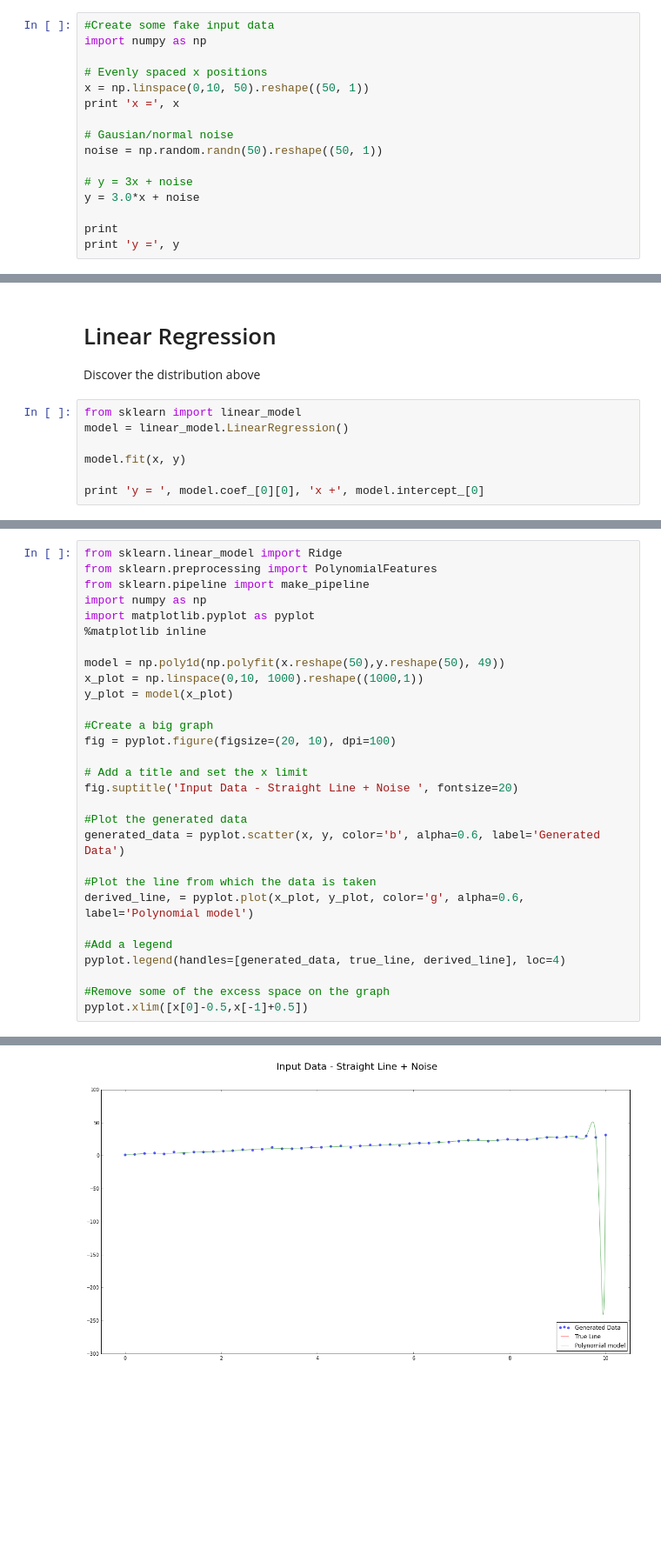
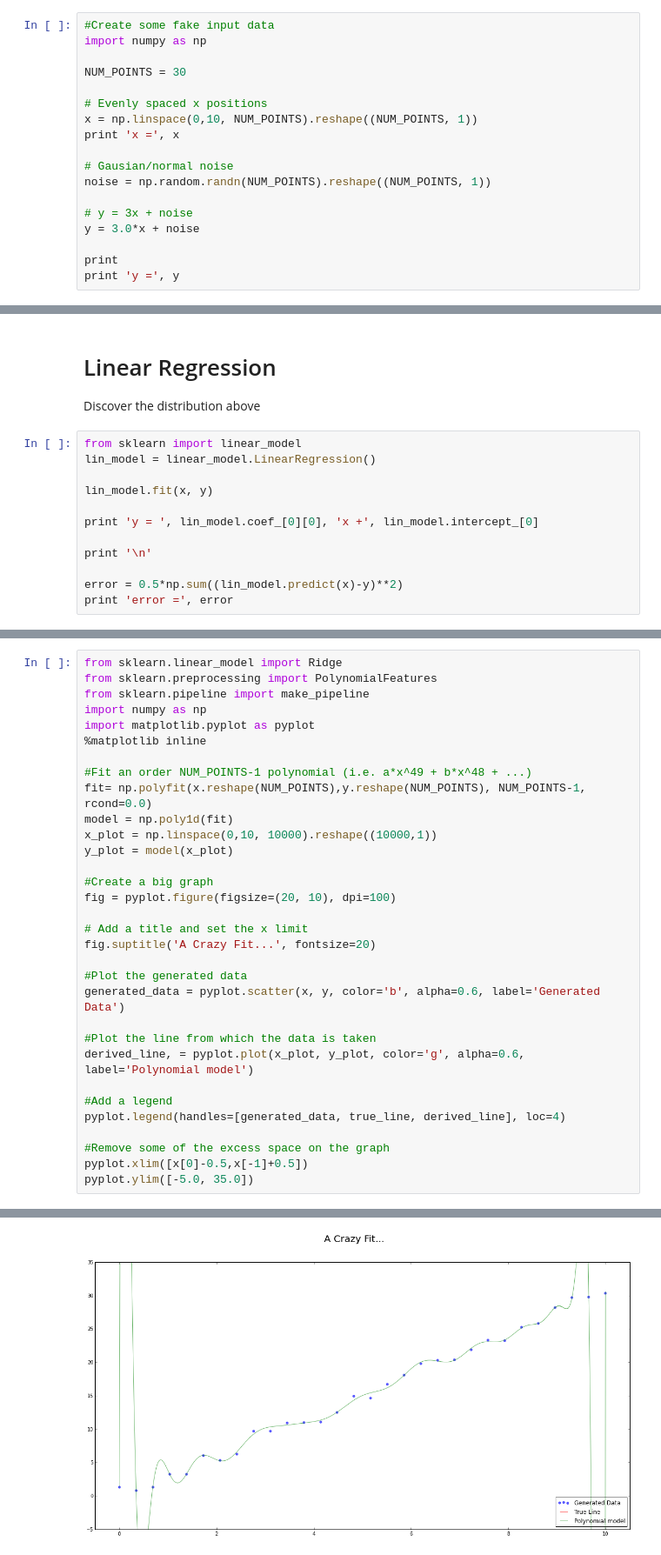
Before and after one commit to ripjar/geek-night-machine-learning, a Jupyter notebook: Linear Regression.ipynb, the cells around one changed output, grey strips where cells are left out. Shown: that part at 87% size. Cells and saved outputs as stored; diff of their text form; blank space fills up the shorter version.

```diff
--- a/Linear Regression.ipynb
+++ b/Linear Regression.ipynb
@@ -5,12 +5,14 @@
 #Create some fake input data
 import numpy as np
 
+NUM_POINTS = 30
+
 # Evenly spaced x positions
-x = np.linspace(0,10, 50).reshape((50, 1))
+x = np.linspace(0,10, NUM_POINTS).reshape((NUM_POINTS, 1))
 print 'x =', x
 
 # Gausian/normal noise
-noise = np.random.randn(50).reshape((50, 1))
+noise = np.random.randn(NUM_POINTS).reshape((NUM_POINTS, 1))
 
 # y = 3x + noise
 y = 3.0*x + noise
@@ -64,9 +66,14 @@ pyplot.xlim([x[0]-0.5,x[-1]+0.5])
 <p>Discover the distribution above</p>
 # %%
 from sklearn import linear_model
-model = linear_model.LinearRegression()
+lin_model = linear_model.LinearRegression()
 
-model.fit(x, y)
+lin_model.fit(x, y)
 
-print 'y = ', model.coef_[0][0], 'x +', model.intercept_[0]
+print 'y = ', lin_model.coef_[0][0], 'x +', lin_model.intercept_[0]
+
+print '\n'
+
+error = 0.5*np.sum((lin_model.predict(x)-y)**2)
+print 'error =', error
 # %% [output]
@@ -106,15 +118,17 @@ import numpy as np
 import matplotlib.pyplot as pyplot
 %matplotlib inline
 
-model = np.poly1d(np.polyfit(x.reshape(50),y.reshape(50), 49))
-x_plot = np.linspace(0,10, 1000).reshape((1000,1))
+#Fit an order NUM_POINTS-1 polynomial (i.e. a*x^49 + b*x^48 + ...)
+fit= np.polyfit(x.reshape(NUM_POINTS),y.reshape(NUM_POINTS), NUM_POINTS-1, rcond=0.0)
+model = np.poly1d(fit)
+x_plot = np.linspace(0,10, 10000).reshape((10000,1))
 y_plot = model(x_plot)
 
 #Create a big graph
 fig = pyplot.figure(figsize=(20, 10), dpi=100)
 
 # Add a title and set the x limit
-fig.suptitle('Input Data - Straight Line + Noise ', fontsize=20)
+fig.suptitle('A Crazy Fit...', fontsize=20)
 
 #Plot the generated data
 generated_data = pyplot.scatter(x, y, color='b', alpha=0.6, label='Generated Data')
@@ -127,4 +141,5 @@ pyplot.legend(handles=[generated_data, true_line, derived_line], loc=4)
 
 #Remove some of the excess space on the graph
 pyplot.xlim([x[0]-0.5,x[-1]+0.5])
+pyplot.ylim([-5.0, 35.0])
 # %% [output]
@@ -132 +148 @@ pyplot.xlim([x[0]-0.5,x[-1]+0.5])
-[figure, old version]
+[figure, new version]
```
Also changed, not shown: parts of 13 cells of this notebook, 4 other files.
